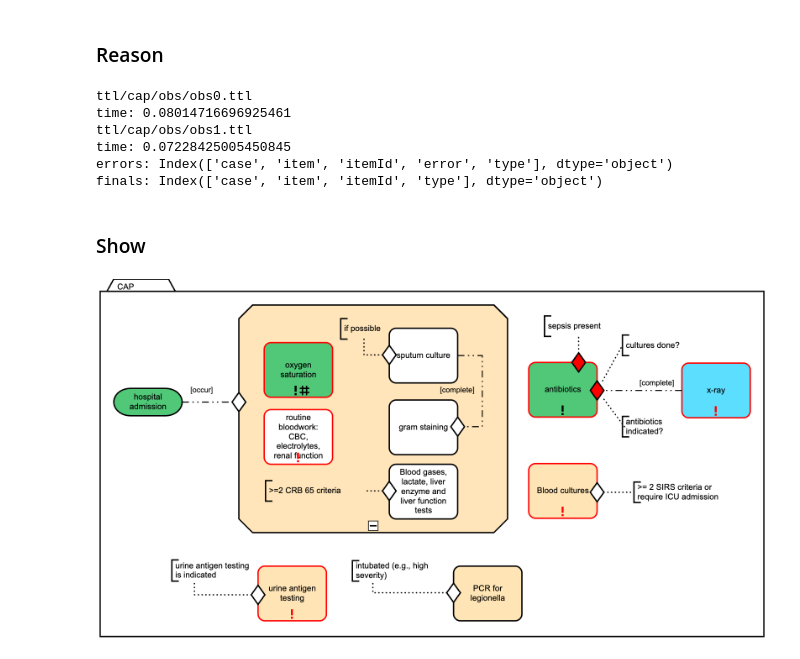
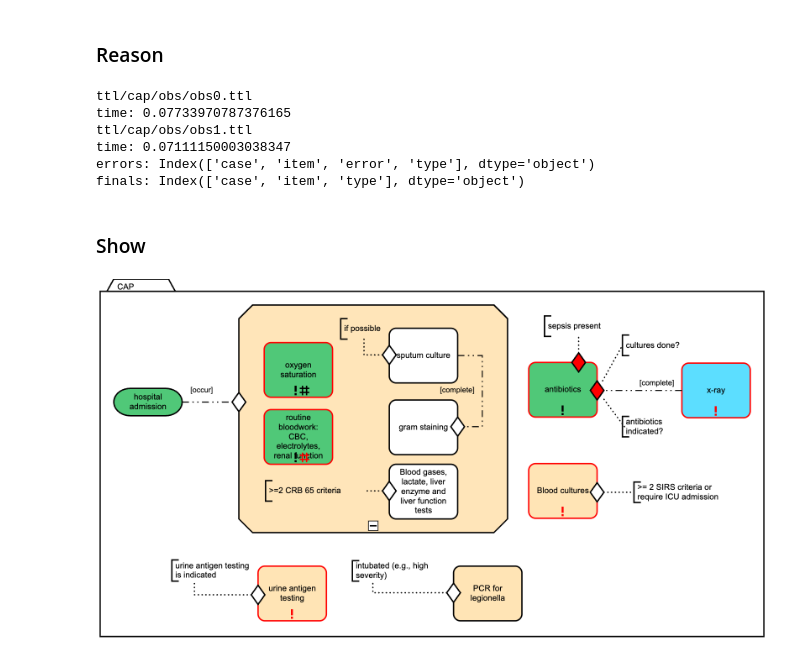
Before and after one commit to william-vw/cmmn3, a Jupyter notebook: run.ipynb, the cells around one changed output. Cells and saved outputs as stored; diff of their text form; code cells hidden in the pictures.

```diff
--- a/run.ipynb
+++ b/run.ipynb
@@ -33,15 +29,15 @@ itemObjs = parseModel(xmlPath, xmlNs)
 # %% [markdown]
 ### Reason
 # %%
-out = reasonAll(modelPath, obsFolder, n3Path, itemObjs, printerr=False)
+out = reasonAll(modelPath, obsFolder, n3Path, printerr=False)
 print("errors:", out[0].columns)
 print("finals:", out[1].columns)
 # %% [output]
 ttl/cap/obs/obs0.ttl
-time: 0.08014716696925461
+time: 0.07733970787376165
 ttl/cap/obs/obs1.ttl
-time: 0.07228425005450845
-errors: Index(['case', 'item', 'itemId', 'error', 'type'], dtype='object')
-finals: Index(['case', 'item', 'itemId', 'type'], dtype='object')
+time: 0.07111150003038347
+errors: Index(['case', 'item', 'error', 'type'], dtype='object')
+finals: Index(['case', 'item', 'type'], dtype='object')
 # %% [markdown]
 ### Show
@@ -48,7 +46,7 @@ finals: Index(['case', 'item', 'itemId', 'type'], dtype='object')
 # %%
 from IPython.display import Image, display
 
-visualize(out, 1, itemObjs, xmlPath, imgPath)
+visualize(out, 0, itemObjs, xmlPath, imgPath)
 display(Image(filename=imgPath))
 # %% [output]
-[figure, old version]
+[figure, new version]
```
Also changed, not shown: parts of 3 cells of this notebook, 6 other files.
